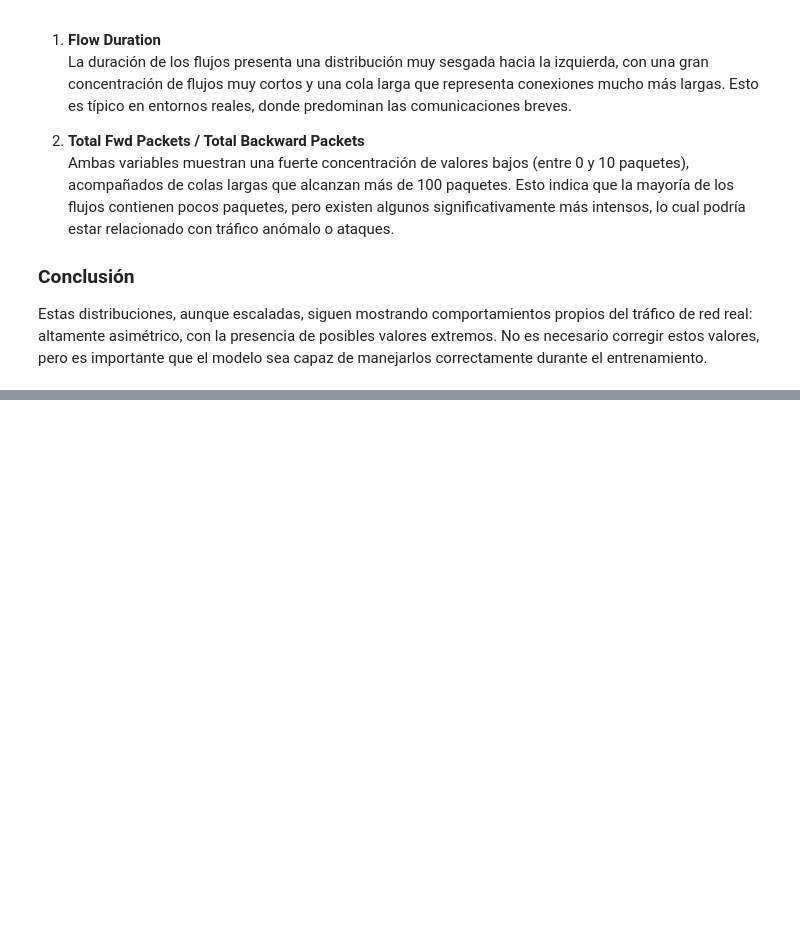
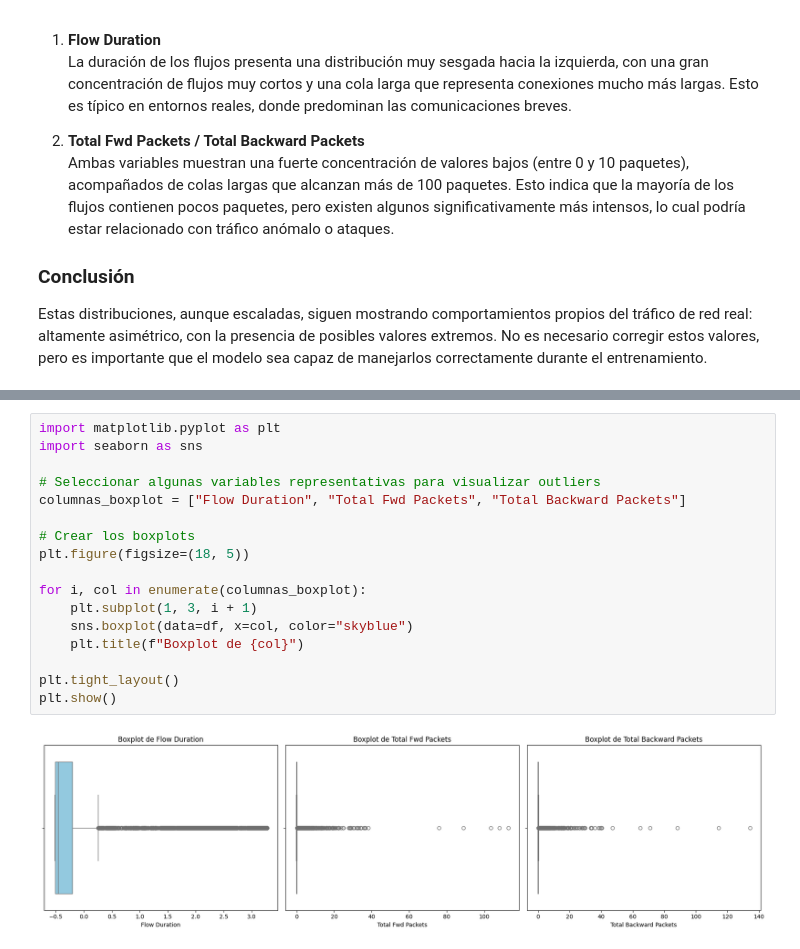
Before and after one commit to AlfonsoGalocha/TFG, a Jupyter notebook: scripts/AnalisisExploratoio.ipynb, the cells around one changed output, grey strips where cells are left out. Drawn from its saved outputs; the diff is of its cells as text; blank space fills up the shorter version.

```diff
--- a/scripts/AnalisisExploratoio.ipynb
+++ b/scripts/AnalisisExploratoio.ipynb
@@ -256,0 +286,19 @@ Estas distribuciones, aunque escaladas, siguen mostrando comportamientos propios
+# %%
+import matplotlib.pyplot as plt
+import seaborn as sns
+
+# Seleccionar algunas variables representativas para visualizar outliers
+columnas_boxplot = ["Flow Duration", "Total Fwd Packets", "Total Backward Packets"]
+
+# Crear los boxplots
+plt.figure(figsize=(18, 5))
+
+for i, col in enumerate(columnas_boxplot):
+    plt.subplot(1, 3, i + 1)
+    sns.boxplot(data=df, x=col, color="skyblue")
+    plt.title(f"Boxplot de {col}")
+
+plt.tight_layout()
+plt.show()
+# %% [output]
+[figure, added]
```
Also changed, not shown: parts of 7 cells of this notebook, 3 other files.
